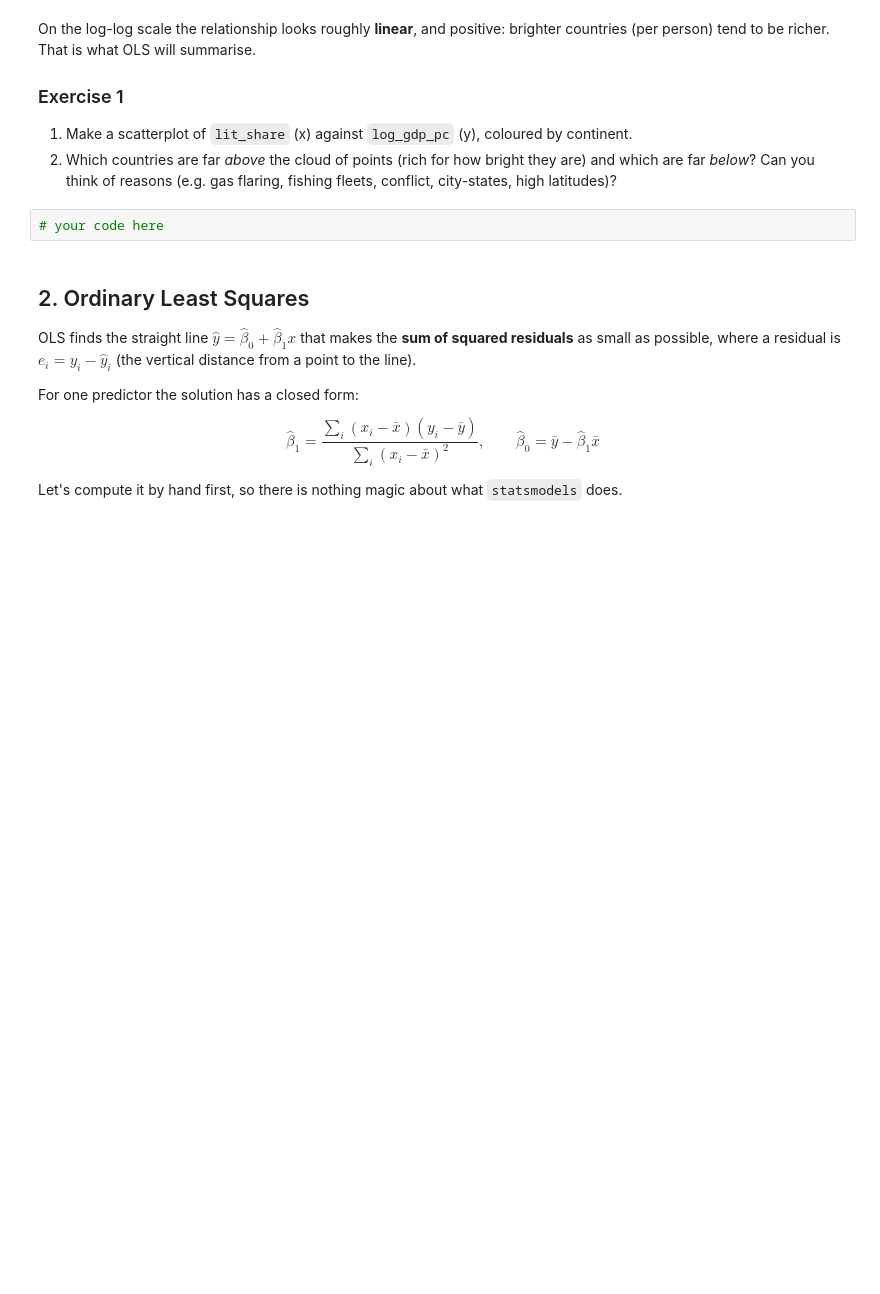
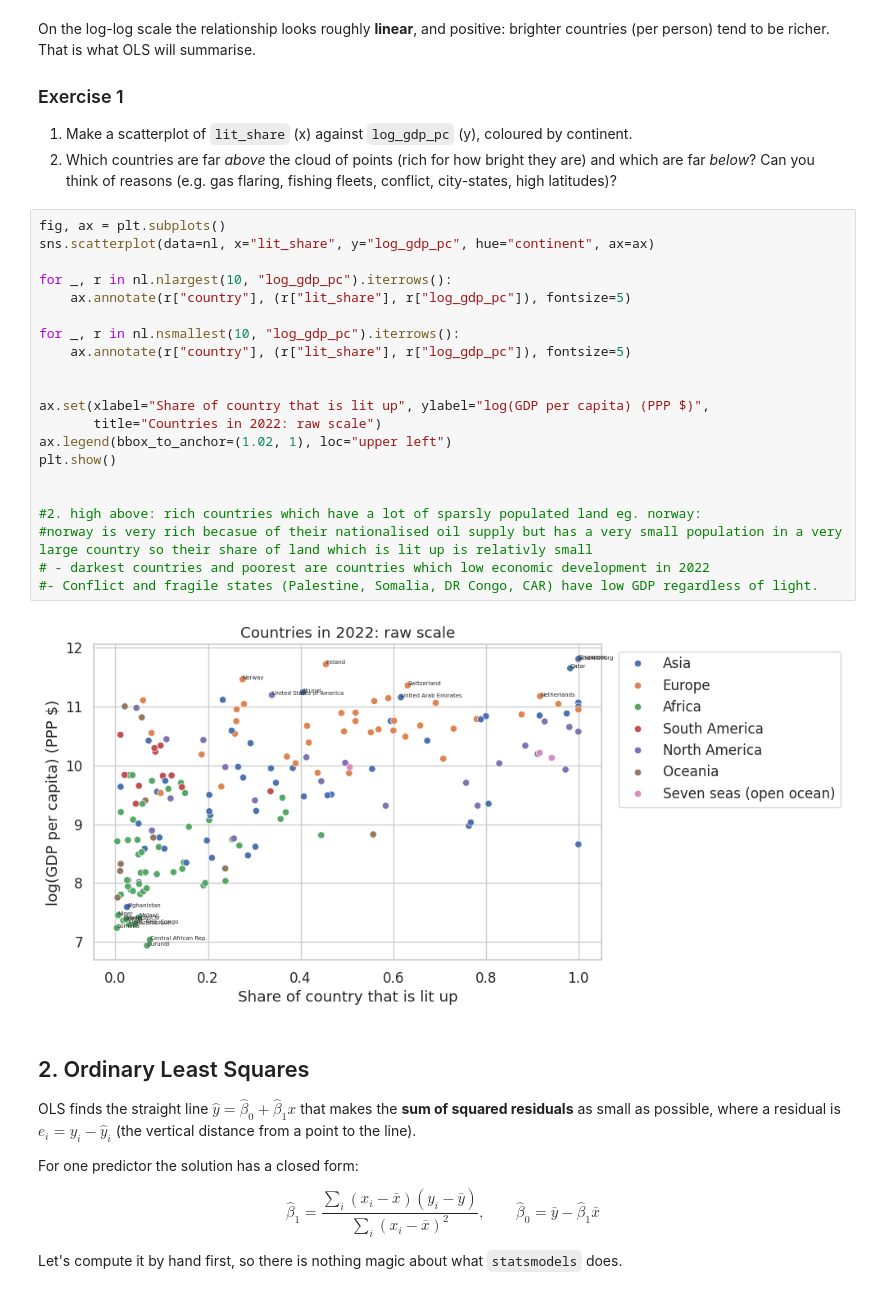
Before and after one commit to ellaxcode/QM2, a Jupyter notebook: notebooks/W07. Linear Regression.ipynb, the cells around one changed output. Cells and saved outputs as stored; diff of their text form; blank space fills up the shorter version.

```diff
--- a/notebooks/W07. Linear Regression.ipynb
+++ b/notebooks/W07. Linear Regression.ipynb
@@ -98,7 +98,28 @@ On the log-log scale the relationship looks roughly **linear**, and positive: br
 1. Make a scatterplot of `lit_share` (x) against `log_gdp_pc` (y), coloured by continent.
 2. Which countries are far *above* the cloud of points (rich for how bright they are) and which are far *below*? Can you think of reasons (e.g. gas flaring, fishing fleets, conflict, city-states, high latitudes)?
 # %%
-# your code here
+fig, ax = plt.subplots()
+sns.scatterplot(data=nl, x="lit_share", y="log_gdp_pc", hue="continent", ax=ax)
+
+for _, r in nl.nlargest(10, "log_gdp_pc").iterrows():
+    ax.annotate(r["country"], (r["lit_share"], r["log_gdp_pc"]), fontsize=5)
+
+for _, r in nl.nsmallest(10, "log_gdp_pc").iterrows():
+    ax.annotate(r["country"], (r["lit_share"], r["log_gdp_pc"]), fontsize=5)
+
+
+ax.set(xlabel="Share of country that is lit up", ylabel="log(GDP per capita) (PPP $)",
+       title="Countries in 2022: raw scale")
+ax.legend(bbox_to_anchor=(1.02, 1), loc="upper left")
+plt.show()
+
+
+#2. high above: rich countries which have a lot of sparsly populated land eg. norway:
+#norway is very rich becasue of their nationalised oil supply but has a very small population in a very large country so their share of land which is lit up is relativly small
+# - darkest countries and poorest are countries which low economic development in 2022
+#- Conflict and fragile states (Palestine, Somalia, DR Congo, CAR) have low GDP regardless of light.
+# %% [output]
+[figure, added]
 # %% [markdown]
 ## 2. Ordinary Least Squares
 
```
Also changed, not shown: parts of 18 cells of this notebook.
